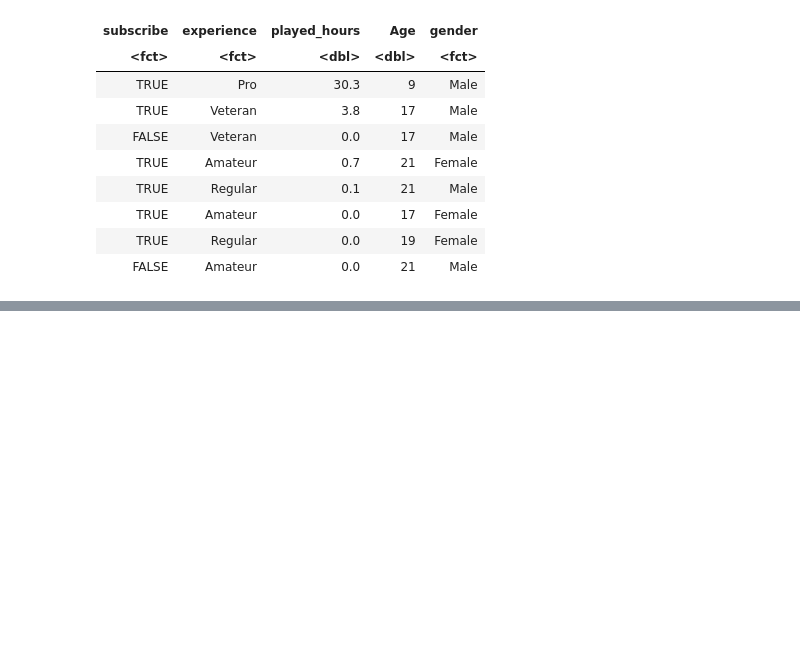
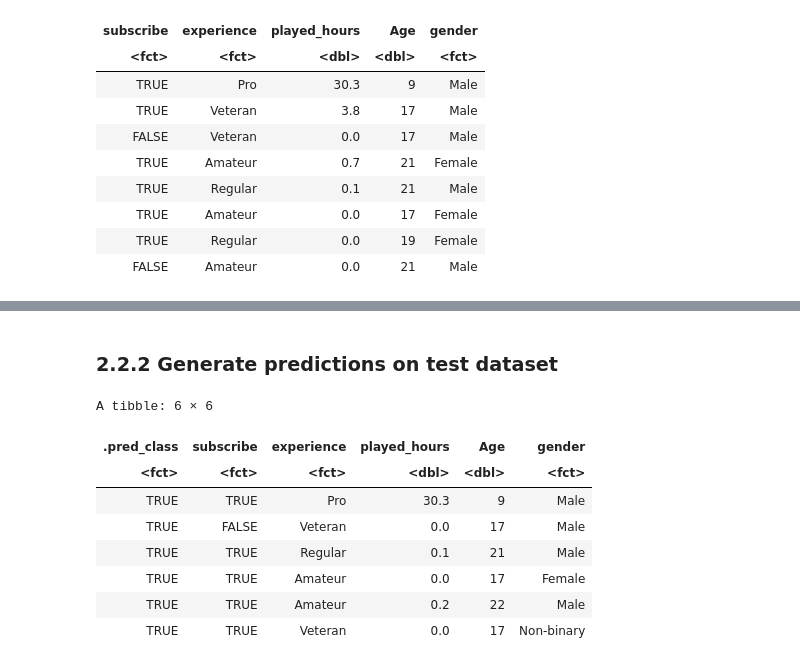
Before and after one commit to Tim-W36/DSCI-100-Group-30-Final-Project-Report-, a Jupyter notebook: proj_ind.ipynb, the cells around one changed output, grey strips where cells are left out. Drawn from its saved outputs; the diff is of its cells as text; code cells hidden in the pictures; blank space fills up the shorter version.

```diff
--- a/proj_ind.ipynb
+++ b/proj_ind.ipynb
@@ -626,0 +623,17 @@ player_prediction_accuracy
+# %% [markdown]
+### 2.2.2 Generate predictions on test dataset
+# %%
+players_test_predictions <- predict(players_fit, players_test) |>
+  bind_cols(players_test)
+
+head(players_test_predictions)
+# %% [output]
+A tibble: 6 × 6
+| .pred_class | subscribe | experience | played_hours | Age | gender |
+| <fct> | <fct> | <fct> | <dbl> | <dbl> | <fct> |
+| TRUE | TRUE | Pro | 30.3 | 9 | Male |
+| TRUE | FALSE | Veteran | 0.0 | 17 | Male |
+| TRUE | TRUE | Regular | 0.1 | 21 | Male |
+| TRUE | TRUE | Amateur | 0.0 | 17 | Female |
+| TRUE | TRUE | Amateur | 0.2 | 22 | Male |
+| TRUE | TRUE | Veteran | 0.0 | 17 | Non-binary |
```
Also changed, not shown: parts of 49 cells of this notebook.
